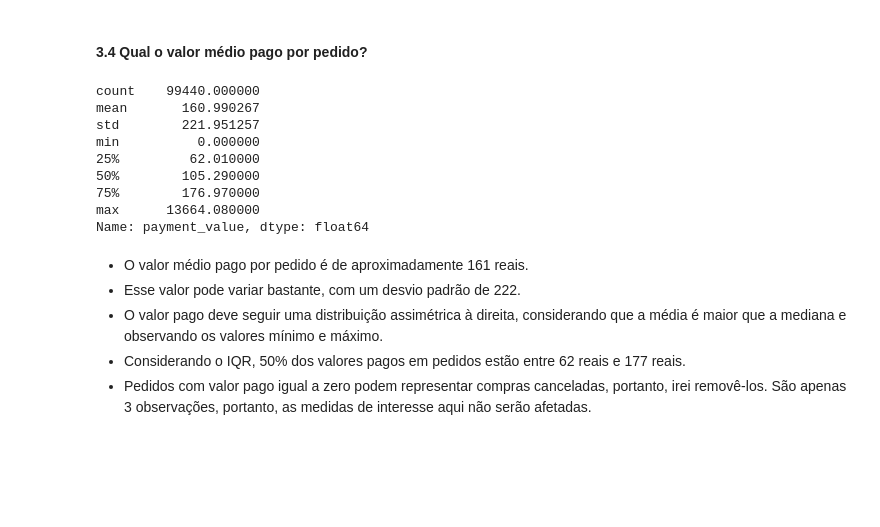
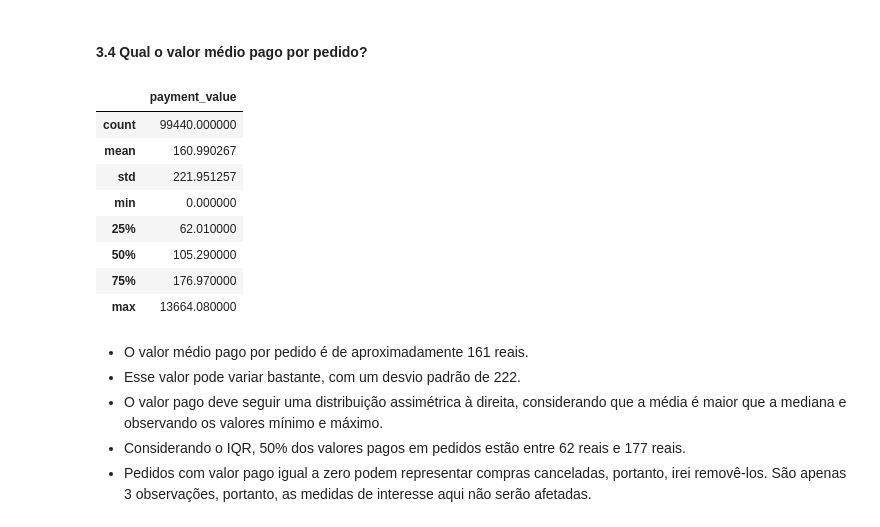
Before and after one commit to allmeidaapedro/Olist-Analysis, a Jupyter notebook: eda.ipynb, the cells around one changed output. Cells and saved outputs as stored; diff of their text form; code cells hidden in the pictures; blank space fills up the shorter version.

```diff
--- a/eda.ipynb
+++ b/eda.ipynb
@@ -581,17 +581,17 @@ Como não tenho certeza se são dados incoerentes, e é plenamente possível exi
 # %% [markdown]
 #### 3.4 Qual o valor médio pago por pedido?
 # %%
-order_data['payment_value'].describe()
+order_data['payment_value'].describe().to_frame()
 # %% [output]
-count    99440.000000
-mean       160.990267
-std        221.951257
-min          0.000000
-25%         62.010000
-50%        105.290000
-75%        176.970000
-max      13664.080000
-Name: payment_value, dtype: float64
+|  | payment_value |
+| count | 99440.000000 |
+| mean | 160.990267 |
+| std | 221.951257 |
+| min | 0.000000 |
+| 25% | 62.010000 |
+| 50% | 105.290000 |
+| 75% | 176.970000 |
+| max | 13664.080000 |
 # %% [markdown]
 - O valor médio pago por pedido é de aproximadamente 161 reais.
 - Esse valor pode variar bastante, com um desvio padrão de 222.
```
Also changed, not shown: parts of 6 cells of this notebook.
